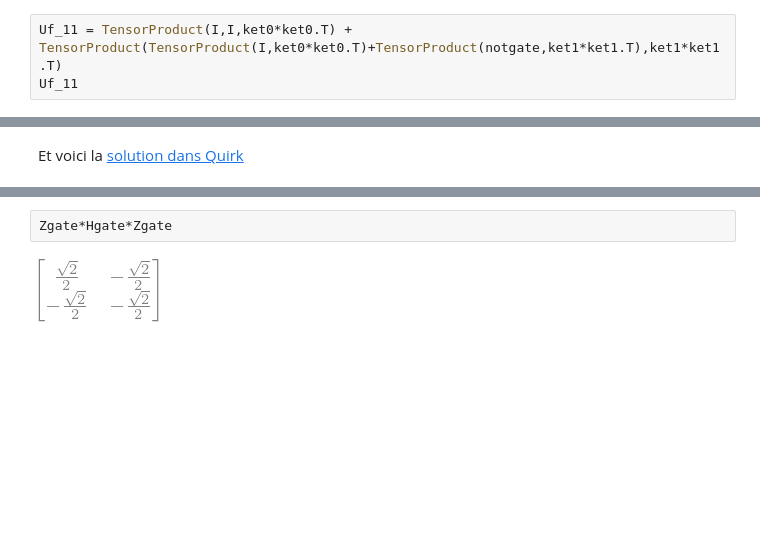
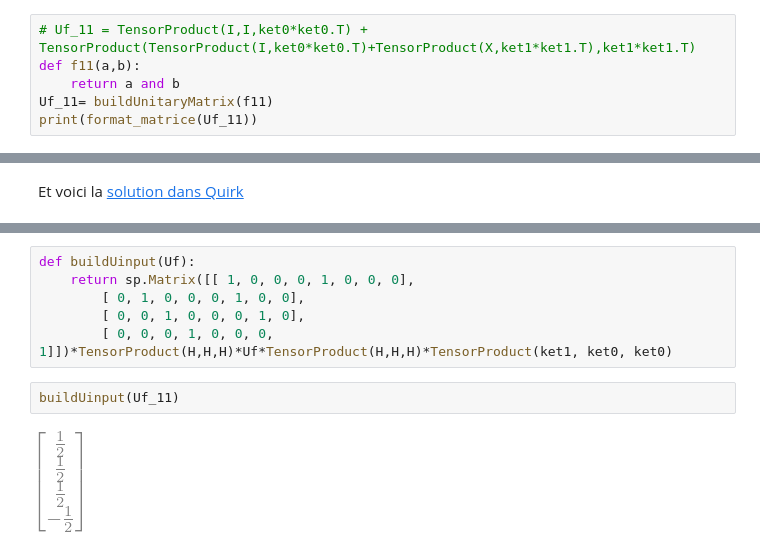
Before and after one commit to jbperin/hello-world, a Jupyter notebook: quantique/OneOutOfFour.ipynb, the cells around one changed output, grey strips where cells are left out. Drawn from its saved outputs; the diff is of its cells as text; blank space fills up the shorter version.

```diff
--- a/quantique/OneOutOfFour.ipynb
+++ b/quantique/OneOutOfFour.ipynb
@@ -53,4 +106,7 @@ Uf_10
 # %%
-Uf_11 = TensorProduct(I,I,ket0*ket0.T) + TensorProduct(TensorProduct(I,ket0*ket0.T)+TensorProduct(notgate,ket1*ket1.T),ket1*ket1.T)
-Uf_11
+# Uf_11 = TensorProduct(I,I,ket0*ket0.T) + TensorProduct(TensorProduct(I,ket0*ket0.T)+TensorProduct(X,ket1*ket1.T),ket1*ket1.T)
+def f11(a,b):
+    return a and b
+Uf_11= buildUnitaryMatrix(f11)
+print(format_matrice(Uf_11))
 # %% [output]
@@ -188,4 +326,10 @@ TensorProduct(I, Zgate)
+# %%
+def buildUinput(Uf):
+    return sp.Matrix([[ 1, 0, 0, 0, 1, 0, 0, 0],
+        [ 0, 1, 0, 0, 0, 1, 0, 0],
+        [ 0, 0, 1, 0, 0, 0, 1, 0],
+        [ 0, 0, 0, 1, 0, 0, 0, 1]])*TensorProduct(H,H,H)*Uf*TensorProduct(H,H,H)*TensorProduct(ket1, ket0, ket0)
 # %%
-Zgate*Hgate*Zgate
+buildUinput(Uf_11)
 # %% [output]
-[figure, old version]
+[figure, new version]
```
Also changed, not shown: parts of 30 cells of this notebook, 4 other files.
